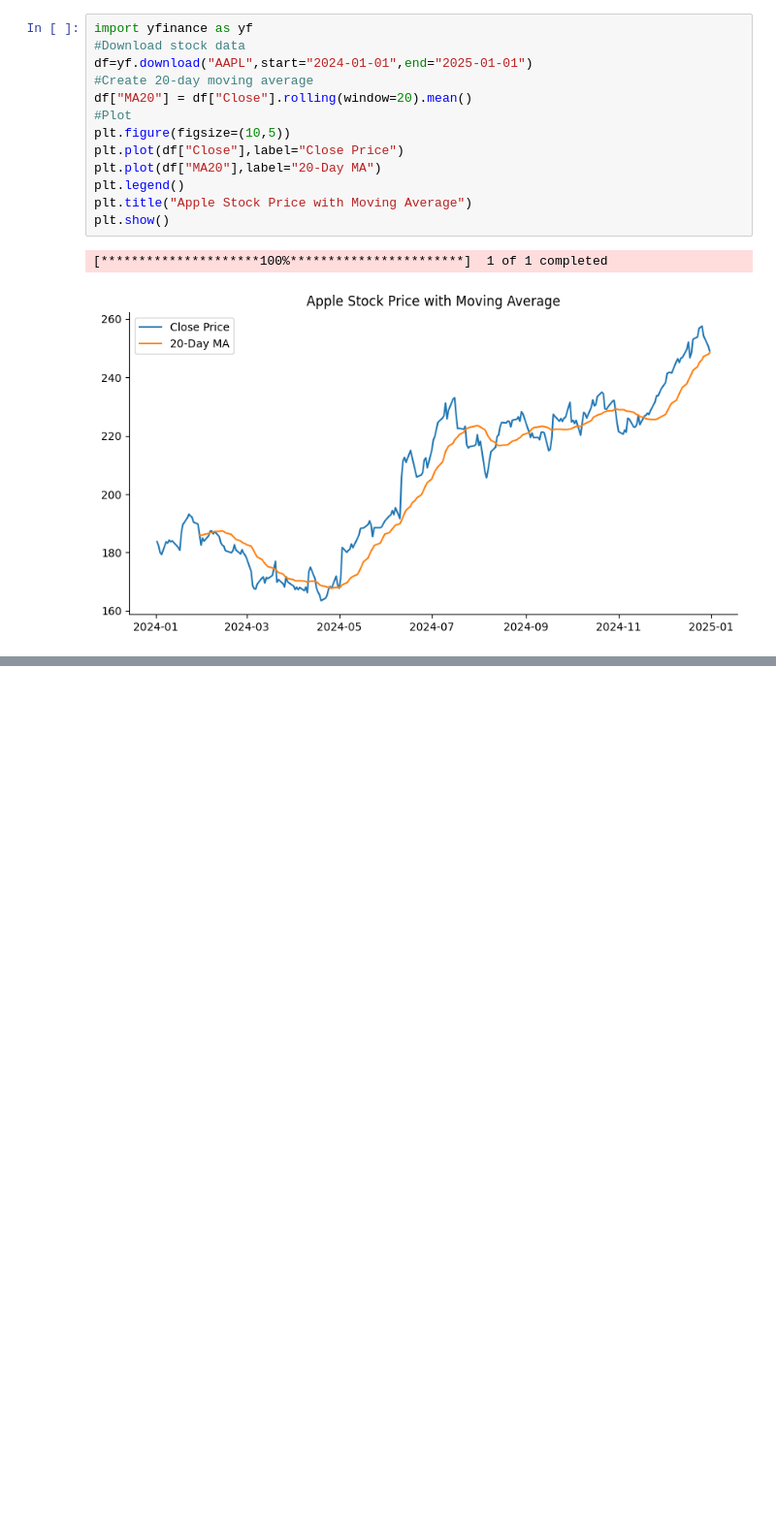
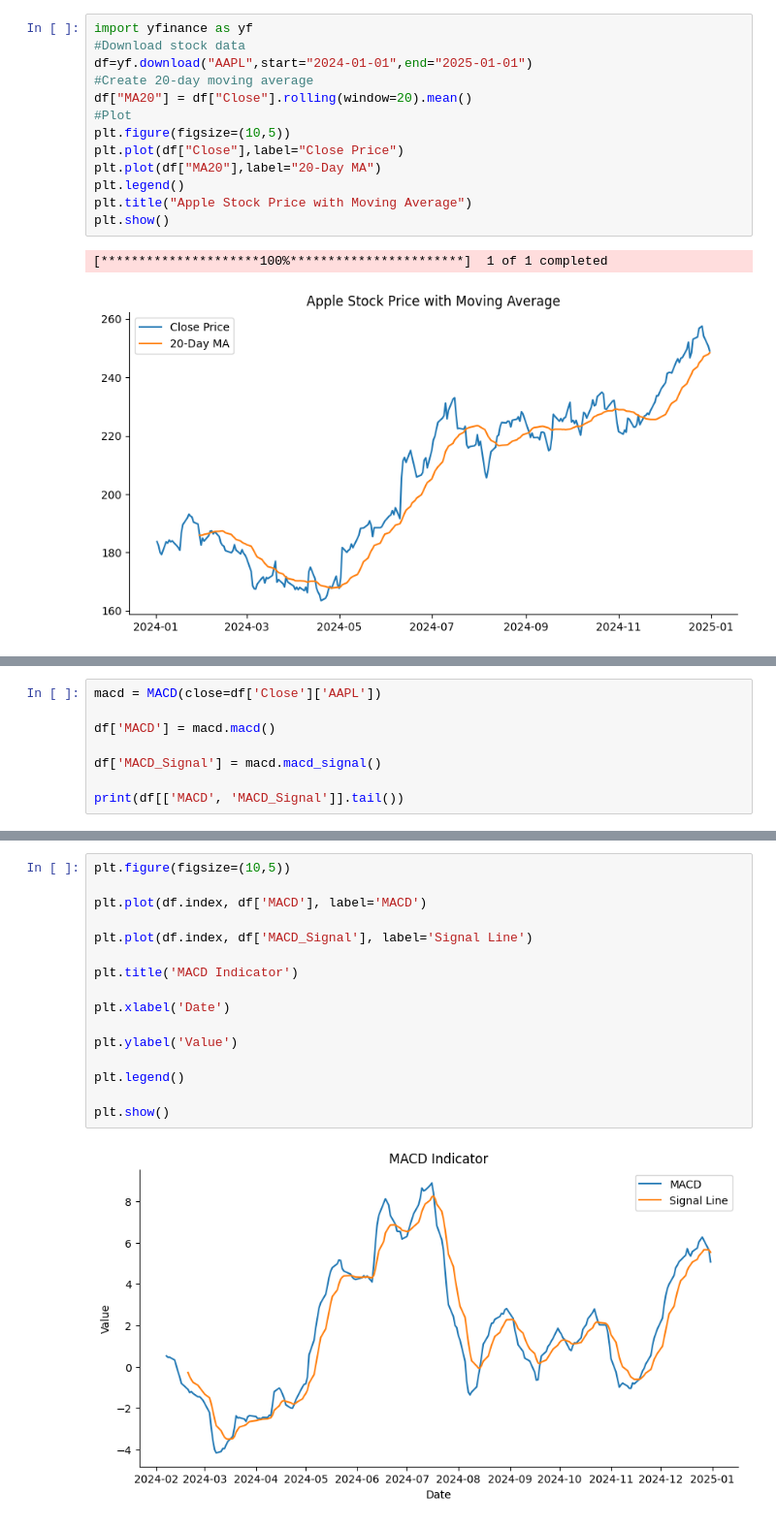
Before and after one commit to Bisrattamrat/Financial-news-analysis-week1, a Jupyter notebook: notebooks/eda_analysis.ipynb, the cells around one changed output, grey strips where cells are left out. Shown at 97% size. Cells and saved outputs as stored; diff of their text form; blank space fills up the shorter version.

```diff
--- a/notebooks/eda_analysis.ipynb
+++ b/notebooks/eda_analysis.ipynb
@@ -110,0 +225,8 @@ plt.show()
+# %%
+macd = MACD(close=df['Close']['AAPL'])
+
+df['MACD'] = macd.macd()
+
+df['MACD_Signal'] = macd.macd_signal()
+
+print(df[['MACD', 'MACD_Signal']].tail())
@@ -110,0 +242,18 @@ plt.show()
+# %%
+plt.figure(figsize=(10,5))
+
+plt.plot(df.index, df['MACD'], label='MACD')
+
+plt.plot(df.index, df['MACD_Signal'], label='Signal Line')
+
+plt.title('MACD Indicator')
+
+plt.xlabel('Date')
+
+plt.ylabel('Value')
+
+plt.legend()
+
+plt.show()
+# %% [output]
+[figure, added]
```
Also changed, not shown: parts of 15 cells of this notebook, 2 other files.
